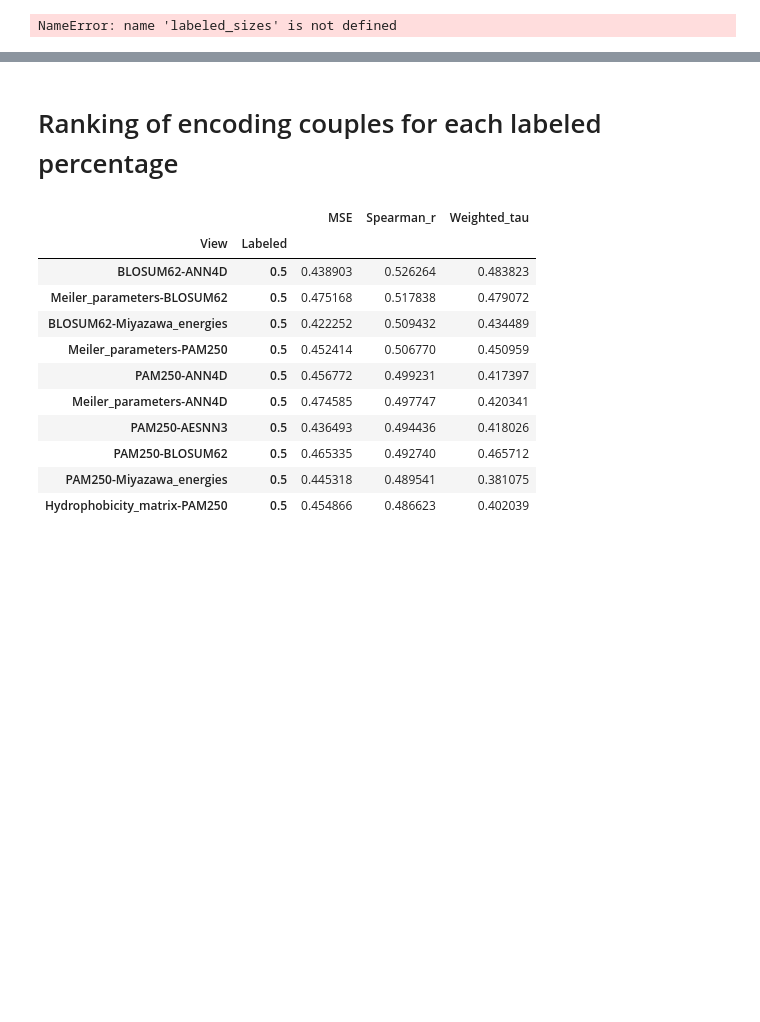
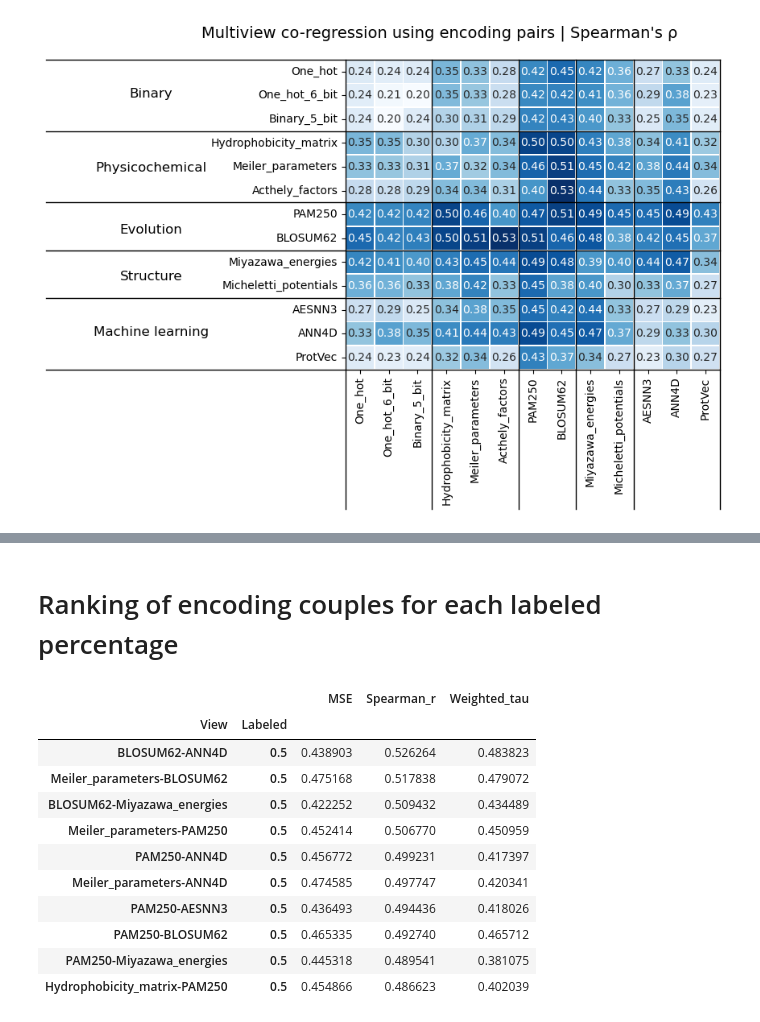
Before and after one commit to JoseBarbero/MultiencodingFitnessPrediction, a Jupyter notebook: TransferLearning_vs_Semisupervised/ss_code/Multiview_analysis_regression.ipynb, the cells around one changed output, grey strips where cells are left out. Saved outputs shown, nothing was run; the diff lists cells and outputs as text; code cells hidden in the pictures; blank space fills up the shorter version.

```diff
--- a/TransferLearning_vs_Semisupervised/ss_code/Multiview_analysis_regression.ipynb
+++ b/TransferLearning_vs_Semisupervised/ss_code/Multiview_analysis_regression.ipynb
@@ -22,7 +24,8 @@ encodings = ["One_hot", "One_hot_6_bit", "Binary_5_bit", "Hydrophobicity_matrix"
              "Miyazawa_energies", "Micheletti_potentials", "AESNN3",
              "ANN4D", "ProtVec"]
 # Get list of tuples from combinations
-labeled_sizes = [0.5, 0.25, 0.1, 0.01]
+#labeled_sizes = [0.1, 0.01, 0.001]
+labeled_sizes = [0.2]
 comb = list(combinations(encodings, 2))
 # %%
 global_pred_dict = dict()
@@ -95,39 +98,58 @@ for labeled in labeled_sizes:
 
     new_columns_order = ['One_hot', 'One_hot_6_bit', 'Binary_5_bit', # Binary
                         'Hydrophobicity_matrix', 'Meiler_parameters', 'Acthely_factors', # Physicochemical properties
                         'PAM250', 'BLOSUM62', # Evolution-based
                         'Miyazawa_energies', 'Micheletti_potentials', # Structure-based
                         'AESNN3', 'ANN4D', 'ProtVec']   # Machine learning-based
     groups_dict = {"Binary": ['One_hot', 'One_hot_6_bit', 'Binary_5_bit'],
                     "Physicochemical": ['Hydrophobicity_matrix', 'Meiler_parameters', 'Acthely_factors'],
                     "Evolution": ['PAM250', 'BLOSUM62'],
                     "Structure": ['Miyazawa_energies', 'Micheletti_potentials'],
                     "Machine learning": ['AESNN3', 'ANN4D', 'ProtVec']}
 
     # Data dict to dataframe
     data = pd.Series(list(data.values()),
                     index=pd.MultiIndex.from_tuples(data.keys()))
     data = data.unstack(level=0)
 
     # Reorder columns
     data = data[new_columns_order]
     data = data.reindex(new_columns_order)
 
     # Fig size bigger
     plt.figure(figsize=(6, 5))
 
     ax1 = sns.heatmap(data, cmap="Blues", annot=True, fmt=".2f", linewidths=.5, cbar=False)
 
-    # Group heatmap columns by group
+    # Vertical and horizontal lines to separate groups
     for group, _encodings in groups_dict.items():
-        plt.axvline(x=new_columns_order.index(_encodings[0]), color='black', linewidth=1)
-        plt.axhline(y=new_columns_order.index(_encodings[0]), color='black', linewidth=1)
-        plt.text(x=-10, y=new_columns_order.index(_encodings[-1])-1, s=group, rotation=0, fontsize=8)
-    plt.title(f'{labeled*100}% labeled | {metric}', fontsize=14)
+
+        plt.axvline(x=new_columns_order.index(_encodings[0]), color='black', linewidth=1, ymin=-0.45, clip_on=False)
+        plt.axhline(y=new_columns_order.index(_encodings[0]), color='black', linewidth=1, xmin=-0.8, clip_on=False)
+
+    # Final lines
+    plt.axvline(x=len(new_columns_order), color='black', linewidth=1, ymin=-0.45, clip_on=False)
+    plt.axhline(y=len(new_columns_order), color='black', linewidth=1, xmin=-0.8, clip_on=False)
+
+    # Write the group names aligned with the group
+    plt.text(-0.52, 0.89, 'Binary', horizontalalignment='center', verticalalignment='center', transform=ax1.transAxes, fontsize=12)
+    plt.text(-0.52, 0.65, 'Physicochemical', horizontalalignment='center', verticalalignment='center', transform=ax1.transAxes, fontsize=12)
+    plt.text(-0.52, 0.45, 'Evolution', horizontalalignment='center', verticalalignment='center', transform=ax1.transAxes, fontsize=12)
+    plt.text(-0.52, 0.3, 'Structure', horizontalalignment='center', verticalalignment='center', transform=ax1.transAxes, fontsize=12)
+    plt.text(-0.52, 0.12, 'Machine learning', horizontalalignment='center', verticalalignment='center', transform=ax1.transAxes, fontsize=12)
+
+    formatted_metric = metric.replace("_r", "'s ρ")
+    #plt.title(f'{labeled*100}% labeled | {formatted_metric}', fontsize=14)
+
+    # Position slightly adjusted to center the title
+    plt.title(f'Multiview co-regression using encoding pairs | {formatted_metric}', fontsize=14, x=0.25, pad=20)
+
+    # Export in pdf
+    plt.savefig(f'{results_dir}/heatmap_multiview.pdf', bbox_inches='tight')
 
     plt.show()
 # %% [output]
-NameError: name 'labeled_sizes' is not defined
+[figure, added]
 # %%
 # Draw a boxplot grouped by view
 labeled = 0.5
```
Also changed, not shown: parts of 3 cells of this notebook, 4 other files.
